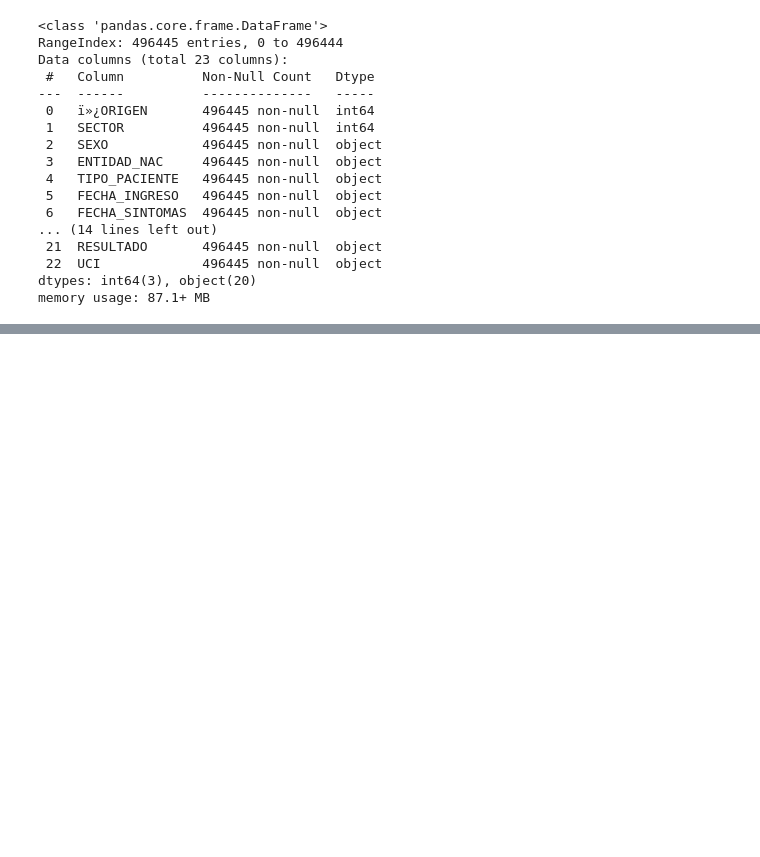
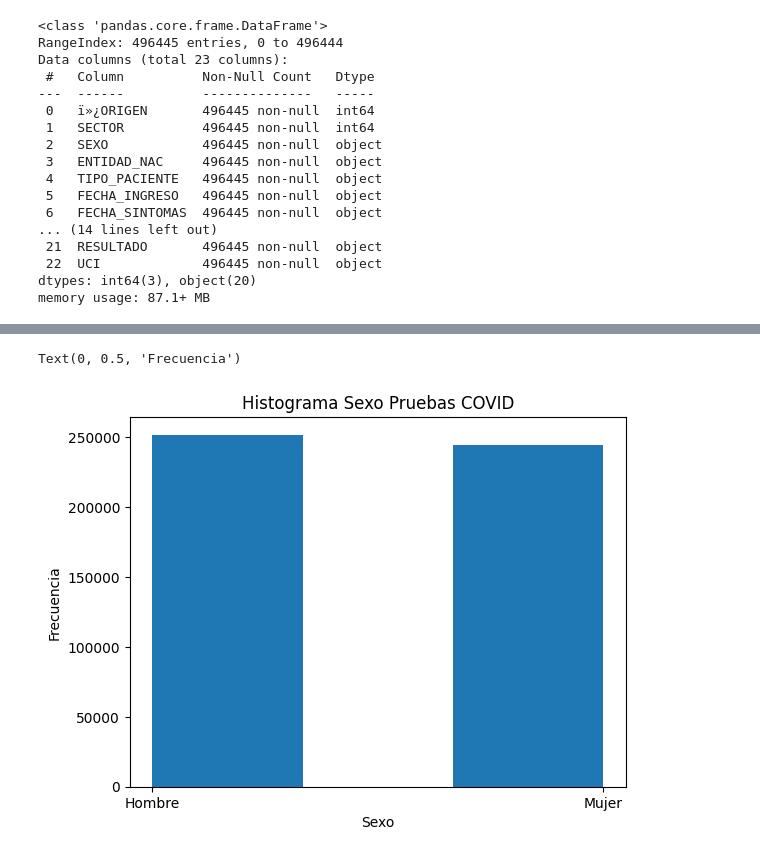
Before and after one commit to 25041032-Jocelyn/PROBABILIDAD-Y-ESTADISTICA, a Jupyter notebook: Unidad2/Practica_COVID.ipynb, the cells around one changed output, grey strips where cells are left out. Cells and saved outputs as stored; diff of their text form; code cells hidden in the pictures; blank space fills up the shorter version.

```diff
--- a/Unidad2/Practica_COVID.ipynb
+++ b/Unidad2/Practica_COVID.ipynb
@@ -39,0 +58,8 @@ memory usage: 87.1+ MB
+# %%
+plt.pyplot.hist(covid.SEXO, bins = 3)
+plt.pyplot.title("Histograma Sexo Pruebas COVID")
+plt.pyplot.xlabel("Sexo")
+plt.pyplot.ylabel("Frecuencia")
+# %% [output]
+Text(0, 0.5, 'Frecuencia')
+[figure, added]
```
Also changed, not shown: parts of 8 cells of this notebook.
